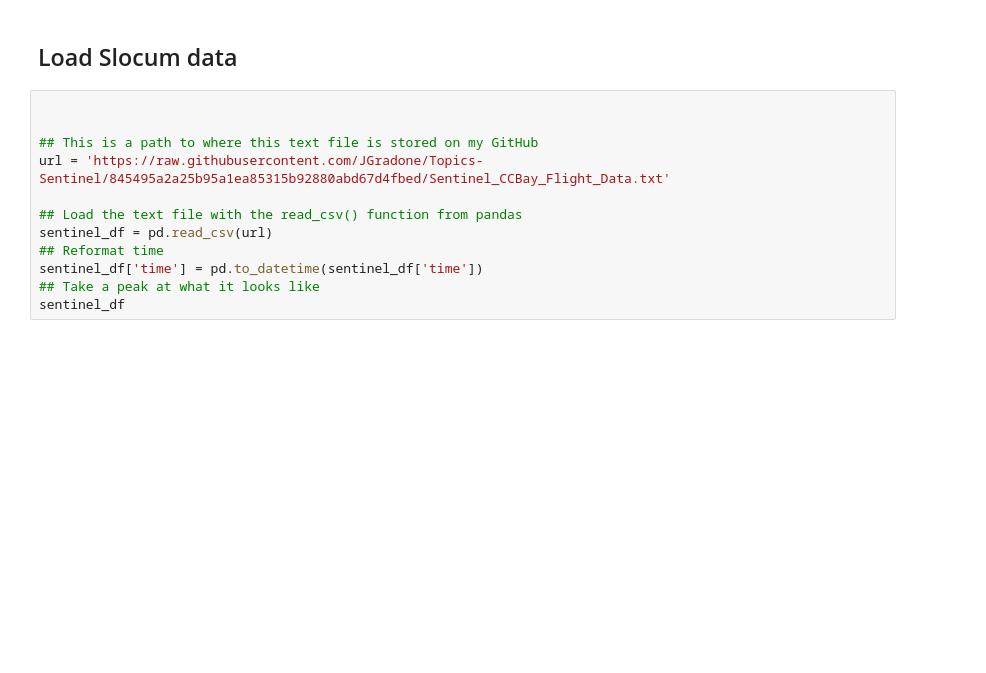
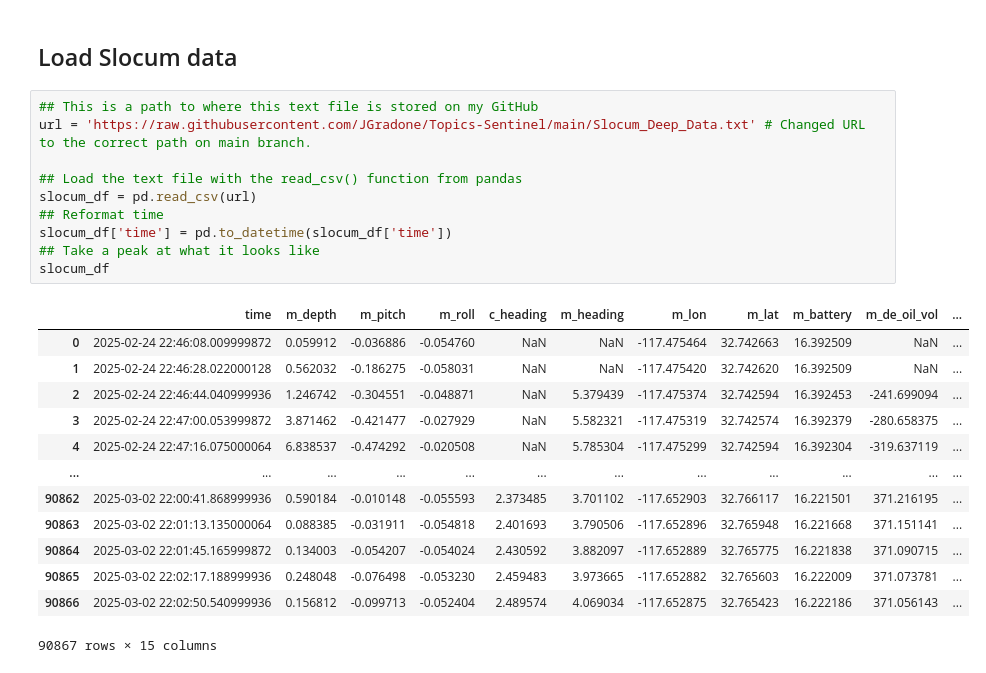
Before and after one commit to JGradone/Topics-Sentinel, a Jupyter notebook: Rutgers_Topics_in_Marine_Science_Activity_4_Sentinel_Data.ipynb, the cells around one changed output. Saved outputs shown, nothing was run; the diff lists cells and outputs as text; blank space fills up the shorter version.

```diff
--- a/Rutgers_Topics_in_Marine_Science_Activity_4_Sentinel_Data.ipynb
+++ b/Rutgers_Topics_in_Marine_Science_Activity_4_Sentinel_Data.ipynb
@@ -27,14 +67,26 @@ sentinel_df
 # %% [markdown]
 ## Load Slocum data
 # %%
-
-
 ## This is a path to where this text file is stored on my GitHub
-url = 'https://raw.githubusercontent.com/JGradone/Topics-Sentinel/845495a2a25b95a1ea85315b92880abd67d4fbed/Sentinel_CCBay_Flight_Data.txt'
+url = 'https://raw.githubusercontent.com/JGradone/Topics-Sentinel/main/Slocum_Deep_Data.txt' # Changed URL to the correct path on main branch.
 
 ## Load the text file with the read_csv() function from pandas
-sentinel_df = pd.read_csv(url)
+slocum_df = pd.read_csv(url)
 ## Reformat time
-sentinel_df['time'] = pd.to_datetime(sentinel_df['time'])
+slocum_df['time'] = pd.to_datetime(slocum_df['time'])
 ## Take a peak at what it looks like
-sentinel_df
+slocum_df
+# %% [output]
+|  | time | m_depth | m_pitch | m_roll | c_heading | m_heading | m_lon | m_lat | m_battery | m_de_oil_vol | ... |
+| 0 | 2025-02-24 22:46:08.009999872 | 0.059912 | -0.036886 | -0.054760 | NaN | NaN | -117.475464 | 32.742663 | 16.392509 | NaN | ... |
+| 1 | 2025-02-24 22:46:28.022000128 | 0.562032 | -0.186275 | -0.058031 | NaN | NaN | -117.475420 | 32.742620 | 16.392509 | NaN | ... |
+| 2 | 2025-02-24 22:46:44.040999936 | 1.246742 | -0.304551 | -0.048871 | NaN | 5.379439 | -117.475374 | 32.742594 | 16.392453 | -241.699094 | ... |
+| 3 | 2025-02-24 22:47:00.053999872 | 3.871462 | -0.421477 | -0.027929 | NaN | 5.582321 | -117.475319 | 32.742574 | 16.392379 | -280.658375 | ... |
+| 4 | 2025-02-24 22:47:16.075000064 | 6.838537 | -0.474292 | -0.020508 | NaN | 5.785304 | -117.475299 | 32.742594 | 16.392304 | -319.637119 | ... |
+| ... | ... | ... | ... | ... | ... | ... | ... | ... | ... | ... | ... |
+| 90862 | 2025-03-02 22:00:41.868999936 | 0.590184 | -0.010148 | -0.055593 | 2.373485 | 3.701102 | -117.652903 | 32.766117 | 16.221501 | 371.216195 | ... |
+| 90863 | 2025-03-02 22:01:13.135000064 | 0.088385 | -0.031911 | -0.054818 | 2.401693 | 3.790506 | -117.652896 | 32.765948 | 16.221668 | 371.151141 | ... |
+| 90864 | 2025-03-02 22:01:45.165999872 | 0.134003 | -0.054207 | -0.054024 | 2.430592 | 3.882097 | -117.652889 | 32.765775 | 16.221838 | 371.090715 | ... |
+| 90865 | 2025-03-02 22:02:17.188999936 | 0.248048 | -0.076498 | -0.053230 | 2.459483 | 3.973665 | -117.652882 | 32.765603 | 16.222009 | 371.073781 | ... |
+| 90866 | 2025-03-02 22:02:50.540999936 | 0.156812 | -0.099713 | -0.052404 | 2.489574 | 4.069034 | -117.652875 | 32.765423 | 16.222186 | 371.056143 | ... |
+90867 rows × 15 columns
```
Also changed, not shown: parts of 4 cells of this notebook.
